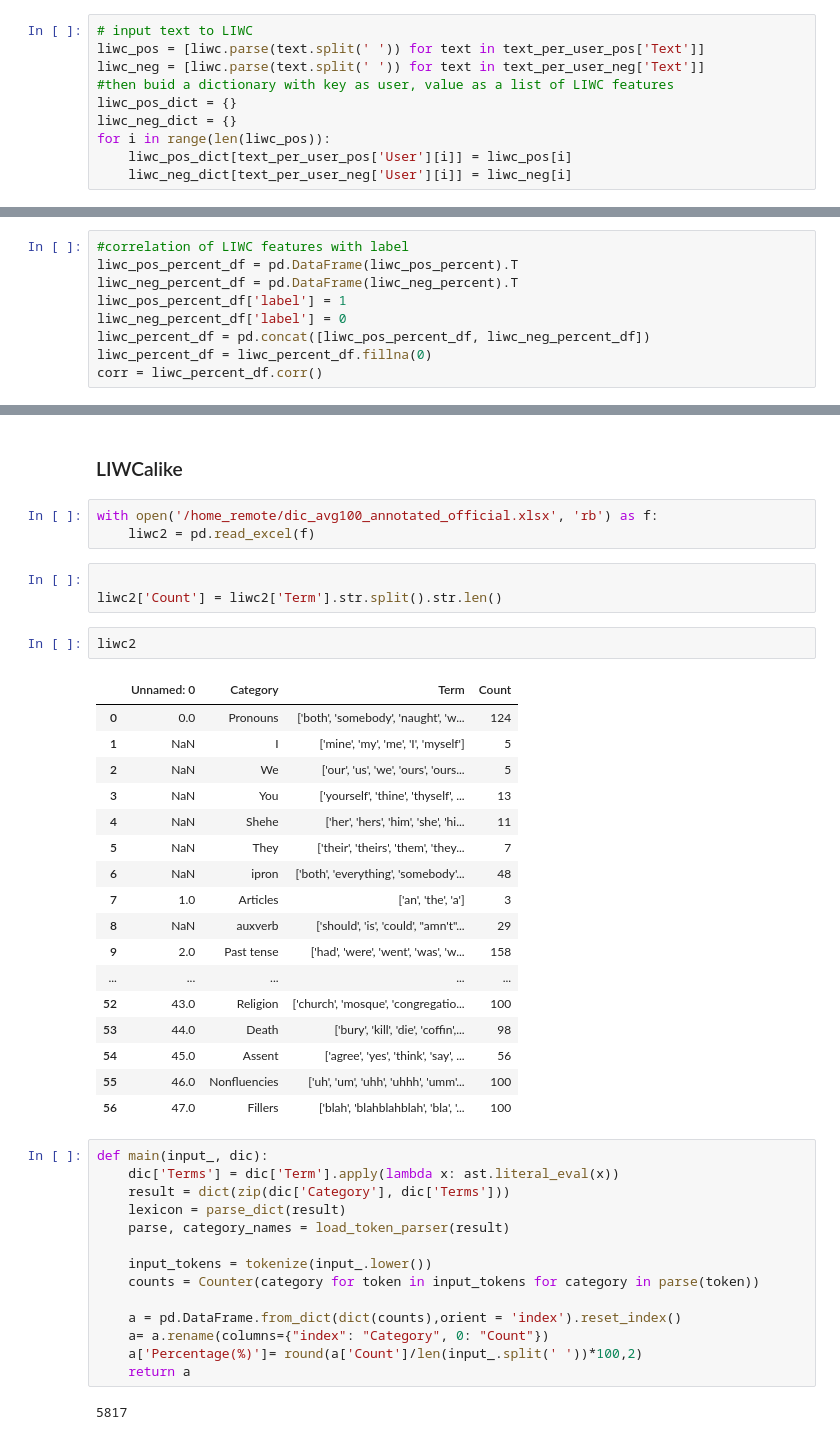
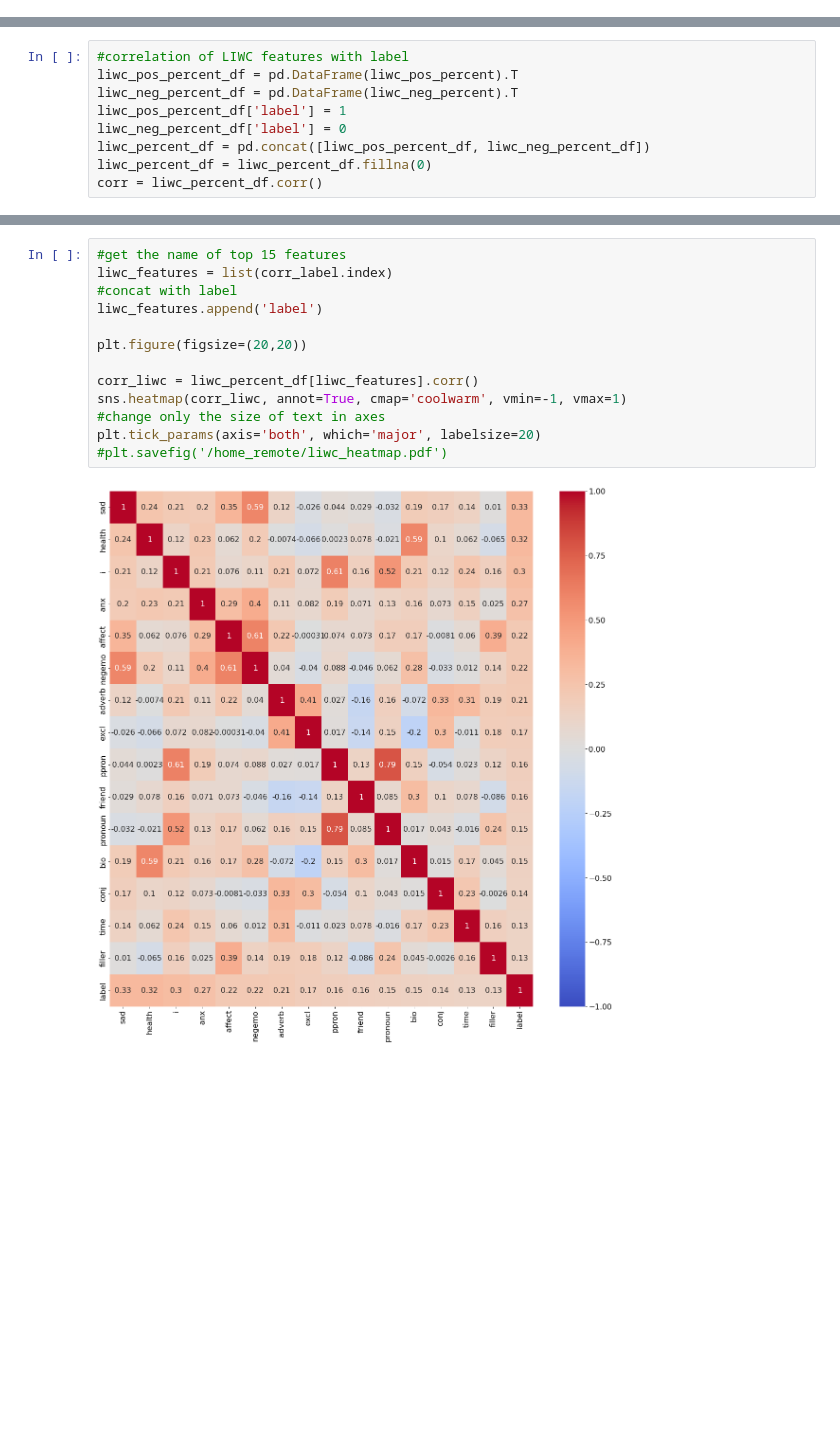
Before and after one commit to tramyynt/master-thesis, a Jupyter notebook: LIWC_LIWC-alike.ipynb, the cells around one changed output, grey strips where cells are left out. Cells and saved outputs as stored; diff of their text form; blank space fills up the shorter version.

Commit message:
feature_engineer of liwc

```diff
--- a/LIWC_LIWC-alike.ipynb
+++ b/LIWC_LIWC-alike.ipynb
@@ -53,13 +40,3 @@ temp = sorted(temp.items(), key=lambda x: x[1], reverse=True)
-# %%
-# input text to LIWC
-liwc_pos = [liwc.parse(text.split(' ')) for text in text_per_user_pos['Text']]
-liwc_neg = [liwc.parse(text.split(' ')) for text in text_per_user_neg['Text']]
-#then buid a dictionary with key as user, value as a list of LIWC features
-liwc_pos_dict = {}
-liwc_neg_dict = {}
-for i in range(len(liwc_pos)):
-    liwc_pos_dict[text_per_user_pos['User'][i]] = liwc_pos[i]
-    liwc_neg_dict[text_per_user_neg['User'][i]] = liwc_neg[i]
 # %%
 # BACKUP
 # input text to LIWC
@@ -113,45 +90,16 @@ filler     0.198220
 Name: label, dtype: float64
-# %% [markdown]
-### LIWCalike
-# %%
-with open('/home_remote/dic_avg100_annotated_official.xlsx', 'rb') as f:
-    liwc2 = pd.read_excel(f)
-# %%
-
-liwc2['Count'] = liwc2['Term'].str.split().str.len()
-# %%
-liwc2
-# %% [output]
-|  | Unnamed: 0 | Category | Term | Count |
-| 0 | 0.0 | Pronouns | ['both', 'somebody', 'naught', 'w... | 124 |
-| 1 | NaN | I | ['mine', 'my', 'me', 'I', 'myself'] | 5 |
-| 2 | NaN | We | ['our', 'us', 'we', 'ours', 'ours... | 5 |
-| 3 | NaN | You | ['yourself', 'thine', 'thyself', ... | 13 |
-| 4 | NaN | Shehe | ['her', 'hers', 'him', 'she', 'hi... | 11 |
-| 5 | NaN | They | ['their', 'theirs', 'them', 'they... | 7 |
-| 6 | NaN | ipron | ['both', 'everything', 'somebody'... | 48 |
-| 7 | 1.0 | Articles | ['an', 'the', 'a'] | 3 |
-| 8 | NaN | auxverb | ['should', 'is', 'could', "amn't"... | 29 |
-| 9 | 2.0 | Past tense | ['had', 'were', 'went', 'was', 'w... | 158 |
-| ... | ... | ... | ... | ... |
-| 52 | 43.0 | Religion | ['church', 'mosque', 'congregatio... | 100 |
-| 53 | 44.0 | Death | ['bury', 'kill', 'die', 'coffin',... | 98 |
-| 54 | 45.0 | Assent | ['agree', 'yes', 'think', 'say', ... | 56 |
-| 55 | 46.0 | Nonfluencies | ['uh', 'um', 'uhh', 'uhhh', 'umm'... | 100 |
-| 56 | 47.0 | Fillers | ['blah', 'blahblahblah', 'bla', '... | 100 |
-# %%
-def main(input_, dic):
-    dic['Terms'] = dic['Term'].apply(lambda x: ast.literal_eval(x))
-    result = dict(zip(dic['Category'], dic['Terms']))
-    lexicon = parse_dict(result)
-    parse, category_names = load_token_parser(result)
-
-    input_tokens = tokenize(input_.lower())
-    counts = Counter(category for token in input_tokens for category in parse(token))
-
-    a = pd.DataFrame.from_dict(dict(counts),orient = 'index').reset_index()
-    a= a.rename(columns={"index": "Category", 0: "Count"})
-    a['Percentage(%)']= round(a['Count']/len(input_.split(' '))*100,2)
-    return a
-# %% [output]
-5817
+# %%
+#get the name of top 15 features
+liwc_features = list(corr_label.index)
+#concat with label
+liwc_features.append('label')
+
+plt.figure(figsize=(20,20))
+
+corr_liwc = liwc_percent_df[liwc_features].corr()
+sns.heatmap(corr_liwc, annot=True, cmap='coolwarm', vmin=-1, vmax=1)
+#change only the size of text in axes
+plt.tick_params(axis='both', which='major', labelsize=20)
+#plt.savefig('/home_remote/liwc_heatmap.pdf')
+# %% [output]
+[figure, added]
```
Also changed, not shown: parts of 4 cells of this notebook, 1 other file.
